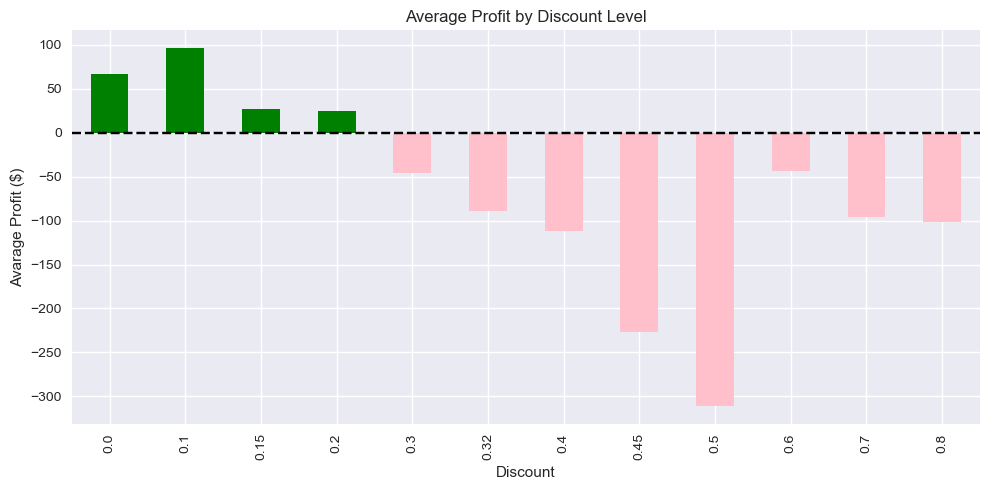
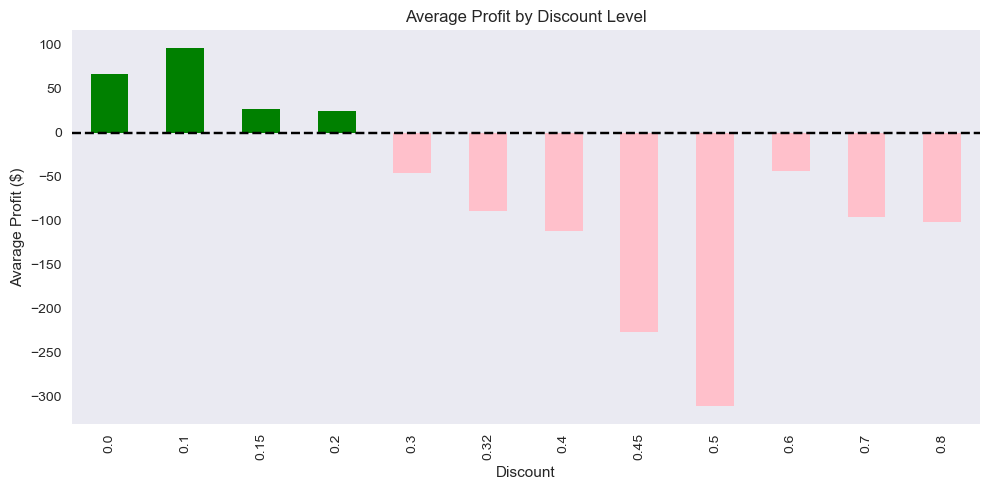
Code edit (unified diff) that turned the first committed figure into the second:
--- before
+++ after
@@ -8,4 +8,5 @@
 plt.ylabel('Avarage Profit ($)')
 plt.xlabel('Discount')
+plt.grid(visible=None)
 plt.tight_layout()
 plt.show()

Commit: Add Elbow Method and Anomaly analysis, update visualizations